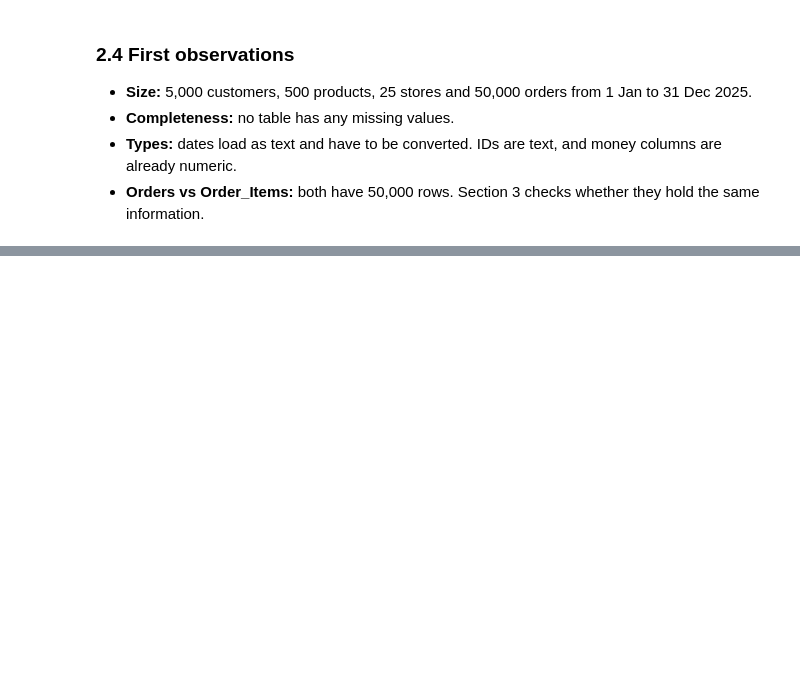
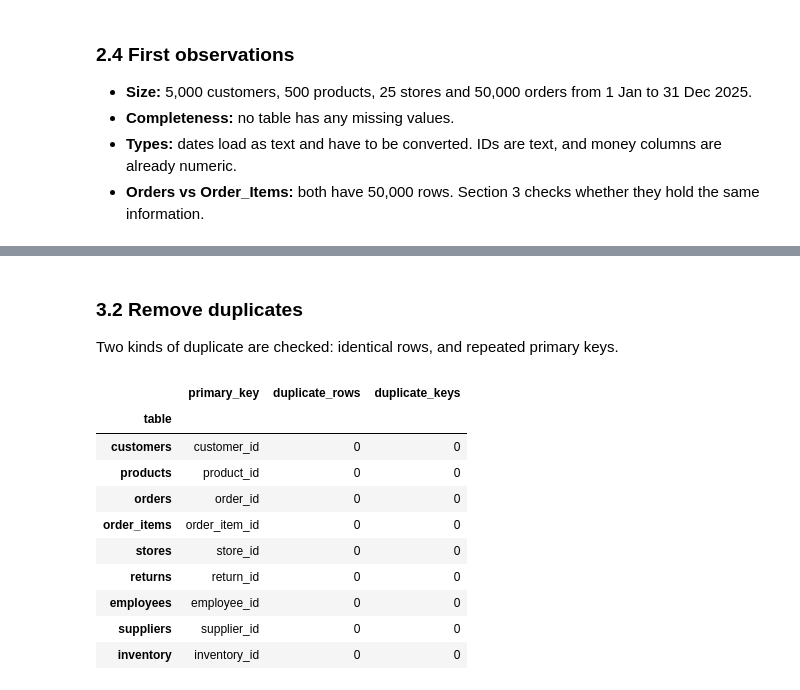
Before and after one commit to Mo-lemi/AnalystLab-Africa-Data-Science, a Jupyter notebook: Week1_DataScience_Project/Week1_EDA.ipynb, the cells around one changed output, grey strips where cells are left out. Saved outputs shown, nothing was run; the diff lists cells and outputs as text; code cells hidden in the pictures; blank space fills up the shorter version.

```diff
--- a/Week1_DataScience_Project/Week1_EDA.ipynb
+++ b/Week1_DataScience_Project/Week1_EDA.ipynb
@@ -236,0 +242,8 @@ Tables missing   : ['Employees', 'Inventory', 'Order_Items', 'Suppliers']
+# %%
+clean = {name: df.copy() for name, df in raw.items()}
+cleaning_log = []
+
+
+def log_step(table: str, step: str, detail: str, rows_affected: int = 0) -> None:
+    """Record one cleaning action so the process is auditable."""
+    cleaning_log.append({"table": table, "step": step, "detail": detail, "rows_affected": int(rows_affected)})
@@ -236,0 +255,10 @@ Tables missing   : ['Employees', 'Inventory', 'Order_Items', 'Suppliers']
+# %%
+def to_snake(col: str) -> str:
+    return col.strip().lower().replace(" ", "_")
+
+
+for name, df in clean.items():
+    clean[name] = df.rename(columns=to_snake)
+    log_step(name, "rename columns", "converted column names to snake_case")
+
+clean["orders"].columns.tolist()
@@ -236,0 +278,32 @@ Tables missing   : ['Employees', 'Inventory', 'Order_Items', 'Suppliers']
+# %% [markdown]
+### 3.2 Remove duplicates
+
+Two kinds of duplicate are checked: identical rows, and repeated primary keys.
+# %%
+PRIMARY_KEYS = {
+    "customers": "customer_id", "products": "product_id", "orders": "order_id",
+    "order_items": "order_item_id", "stores": "store_id", "returns": "return_id",
+    "employees": "employee_id", "suppliers": "supplier_id", "inventory": "inventory_id",
+}
+
+dup_report = []
+for name, df in clean.items():
+    pk = PRIMARY_KEYS[name]
+    full_dups, pk_dups = df.duplicated().sum(), df[pk].duplicated().sum()
+    dup_report.append({"table": name, "primary_key": pk, "duplicate_rows": full_dups, "duplicate_keys": pk_dups})
+    if full_dups:
+        clean[name] = df.drop_duplicates()
+        log_step(name, "remove duplicates", "dropped identical rows", full_dups)
+pd.DataFrame(dup_report).set_index("table")
+# %% [output]
+|  | primary_key | duplicate_rows | duplicate_keys |
+| table |  |  |  |
+| customers | customer_id | 0 | 0 |
+| products | product_id | 0 | 0 |
+| orders | order_id | 0 | 0 |
+| order_items | order_item_id | 0 | 0 |
+| stores | store_id | 0 | 0 |
+| returns | return_id | 0 | 0 |
+| employees | employee_id | 0 | 0 |
+| suppliers | supplier_id | 0 | 0 |
+| inventory | inventory_id | 0 | 0 |
```
Also changed, not shown: parts of 44 cells of this notebook, 10 other files.
